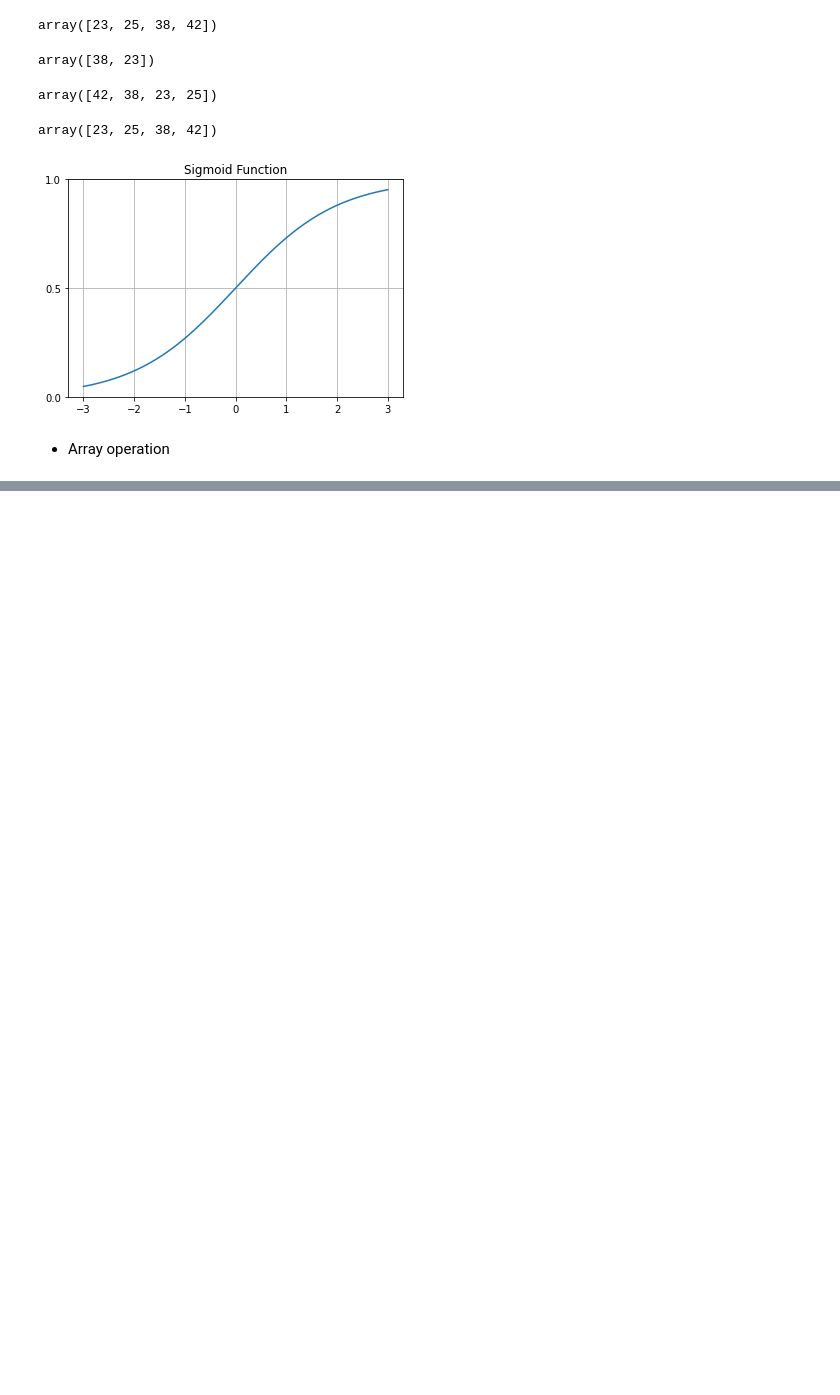
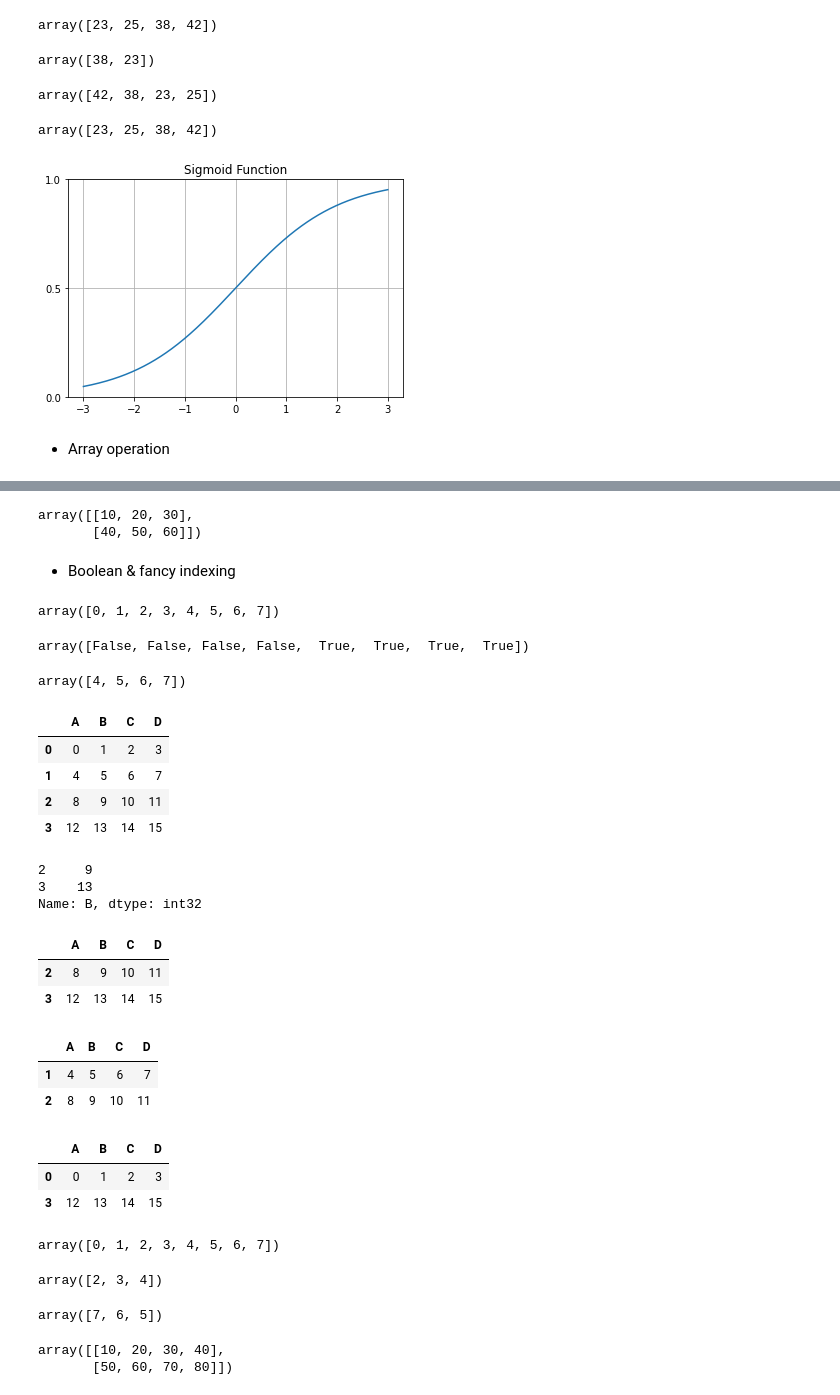
Before and after one commit to youngai1112/MachineLearning, a Jupyter notebook: 00.데이터분석/01.Numpy.ipynb, the cells around one changed output, grey strips where cells are left out. Cells and saved outputs as stored; diff of their text form; code cells hidden in the pictures; blank space fills up the shorter version.

```diff
--- a/00.데이터분석/01.Numpy.ipynb
+++ b/00.데이터분석/01.Numpy.ipynb
@@ -231,0 +286,78 @@ a =
+# %%
+# broadcasting
+a * 10
+# %% [output]
+array([[10, 20, 30],
+       [40, 50, 60]])
+# %% [markdown]
+- Boolean & fancy indexing
+# %%
+# boolean index
+a = np.arange(8)
+a
+# %% [output]
+array([0, 1, 2, 3, 4, 5, 6, 7])
+# %%
+a > 3
+# %% [output]
+array([False, False, False, False,  True,  True,  True,  True])
+# %%
+# filtering ★ => 매우 자주 사용함
+    # Series == numpy의 array ---> Series에서 filtering을 사용할 수 있다.
+a[a > 3]
+# %% [output]
+array([4, 5, 6, 7])
+# %%
+import pandas as pd
+df = pd.DataFrame(np.arange(16).reshape(4,4), columns=list('ABCD'))
+df
+# %% [output]
+|  | A | B | C | D |
+| 0 | 0 | 1 | 2 | 3 |
+| 1 | 4 | 5 | 6 | 7 |
+| 2 | 8 | 9 | 10 | 11 |
+| 3 | 12 | 13 | 14 | 15 |
+# %%
+df.B[ df.B > 8]
+# %% [output]
+2     9
+3    13
+Name: B, dtype: int32
+# %%
+df[df.B > 8]
+# %% [output]
+|  | A | B | C | D |
+| 2 | 8 | 9 | 10 | 11 |
+| 3 | 12 | 13 | 14 | 15 |
+# %%
+df[(df.B > 4) & (df.B < 10)]
+# %% [output]
+|  | A | B | C | D |
+| 1 | 4 | 5 | 6 | 7 |
+| 2 | 8 | 9 | 10 | 11 |
+# %%
+df[(df.B < 4) | (df.B > 10)]
+# %% [output]
+|  | A | B | C | D |
+| 0 | 0 | 1 | 2 | 3 |
+| 3 | 12 | 13 | 14 | 15 |
+# %%
+# fancy index
+a
+# %% [output]
+array([0, 1, 2, 3, 4, 5, 6, 7])
+# %%
+a[[2,3,4]]
+# %% [output]
+array([2, 3, 4])
+# %%
+a[[-1,-2,-3]]
+# %% [output]
+array([7, 6, 5])
+# %%
+# 1.
+a = np.arange(1, 9).reshape(2,4)
+10 * a
+# %% [output]
+array([[10, 20, 30, 40],
+       [50, 60, 70, 80]])
```
Also changed, not shown: parts of 55 cells of this notebook.
